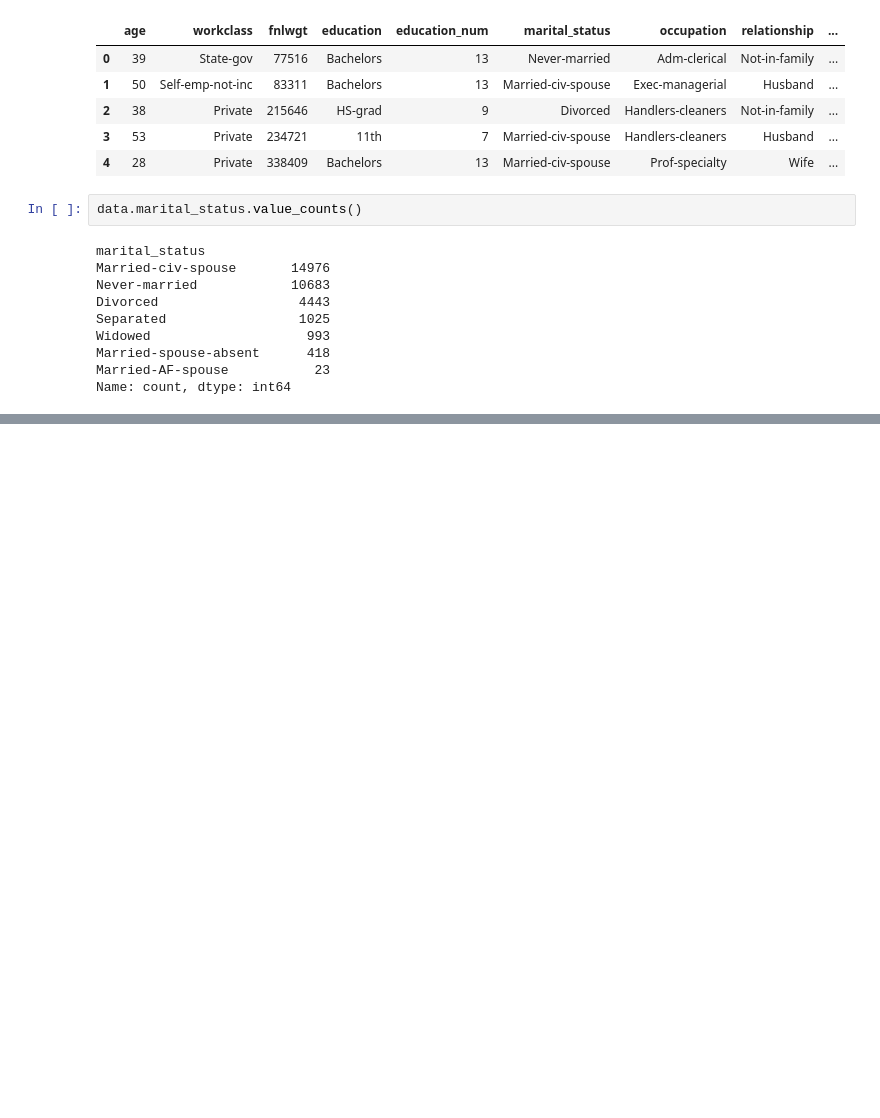
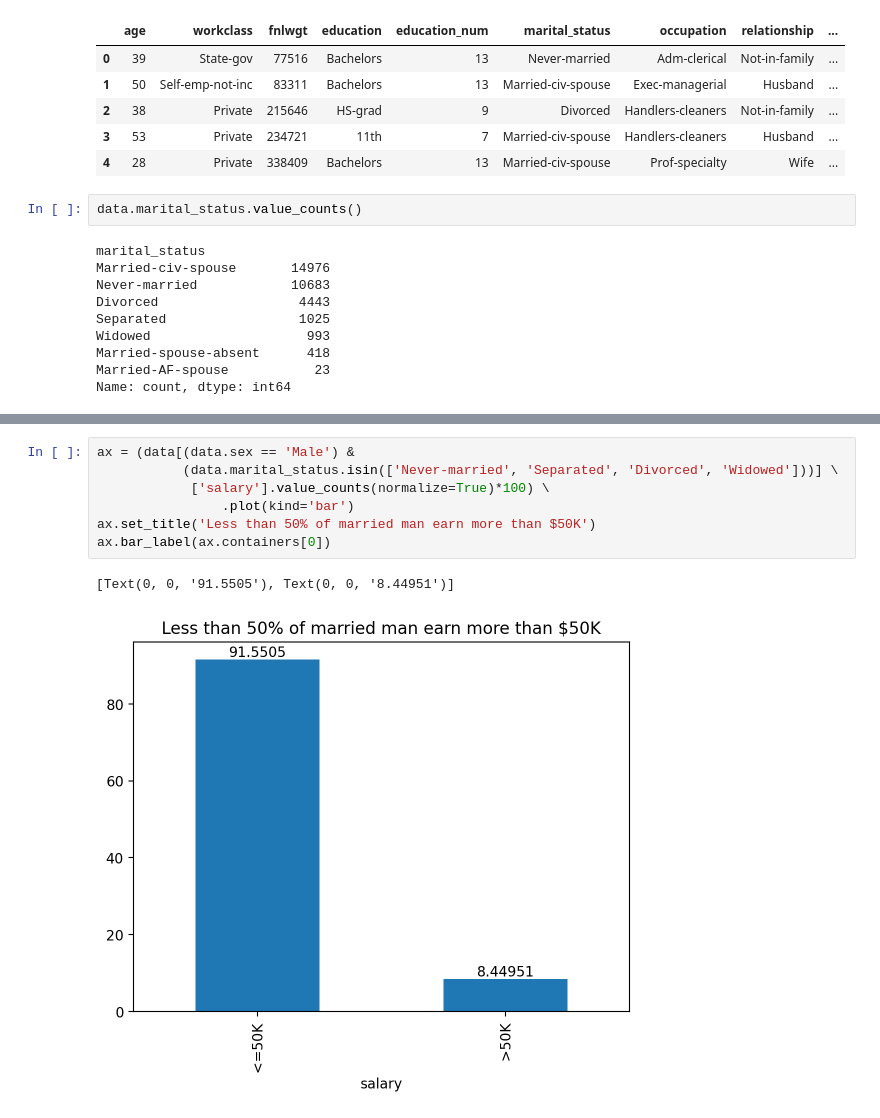
Before and after one commit to francisphamsd/mlcourse-ai, a Jupyter notebook: 1. Exploratory Data Analysis with Pandas/uci-adult-analysis/uci-adult-analysis.ipynb, the cells around one changed output, grey strips where cells are left out. Cells and saved outputs as stored; diff of their text form; blank space fills up the shorter version.

```diff
--- a/1. Exploratory Data Analysis with Pandas/uci-adult-analysis/uci-adult-analysis.ipynb
+++ b/1. Exploratory Data Analysis with Pandas/uci-adult-analysis/uci-adult-analysis.ipynb
@@ -207,0 +209,10 @@ TypeError: type BarContainer doesn't define __round__ method
+# %%
+ax = (data[(data.sex == 'Male') &
+           (data.marital_status.isin(['Never-married', 'Separated', 'Divorced', 'Widowed']))] \
+            ['salary'].value_counts(normalize=True)*100) \
+                .plot(kind='bar')
+ax.set_title('Less than 50% of married man earn more than $50K')
+ax.bar_label(ax.containers[0])
+# %% [output]
+[Text(0, 0, '91.5505'), Text(0, 0, '8.44951')]
+[figure, added]
```
Also changed, not shown: parts of 9 cells of this notebook.
